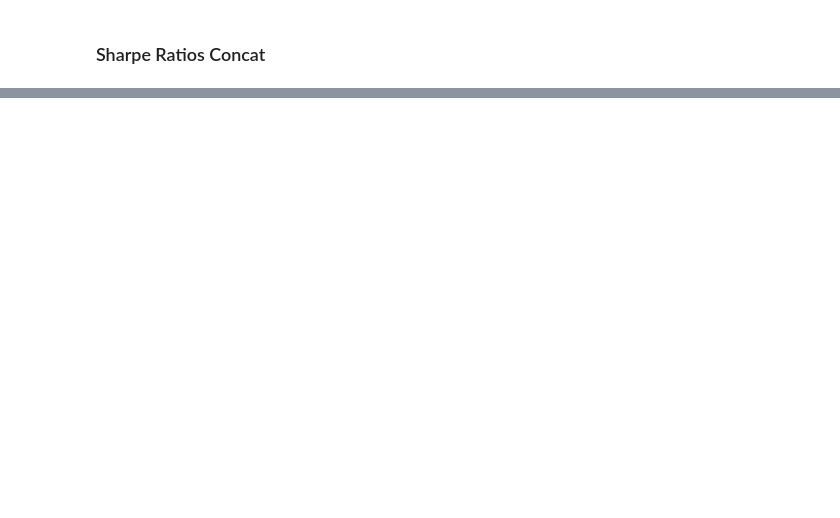
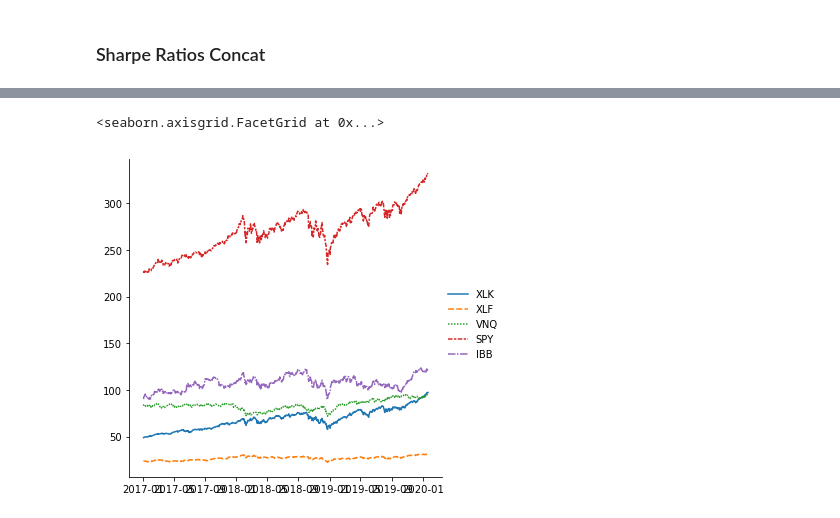
Before and after one commit to julian1765/Project_1, a Jupyter notebook: Covid_Nov_9.ipynb, the cells around one changed output, grey strips where cells are left out. Saved outputs shown, nothing was run; the diff lists cells and outputs as text; code cells hidden in the pictures; blank space fills up the shorter version.

```diff
--- a/Covid_Nov_9.ipynb
+++ b/Covid_Nov_9.ipynb
@@ -334,3 +339,12 @@ concat_sharpe_ratios = sharpe_ratios_precovid_graph + sharpe_ratios_bar
 concat_sharpe_ratios
 # %% [output]
 [interactive output not drawn]
+# %%
+replot_pre_covid = sns.relplot(
+    data=pre_covid_concat, kind="line",
+    hue="event", style="event"
+)
+replot_pre_covid
+# %% [output]
+<seaborn.axisgrid.FacetGrid at 0x...>
+[figure, added]
```
Also changed, not shown: parts of 4 cells of this notebook.
